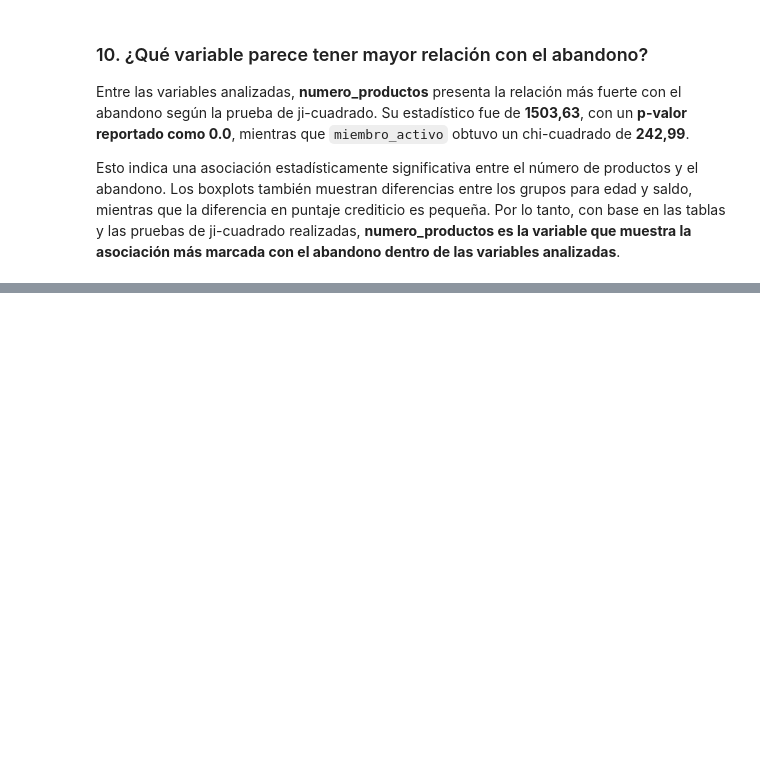
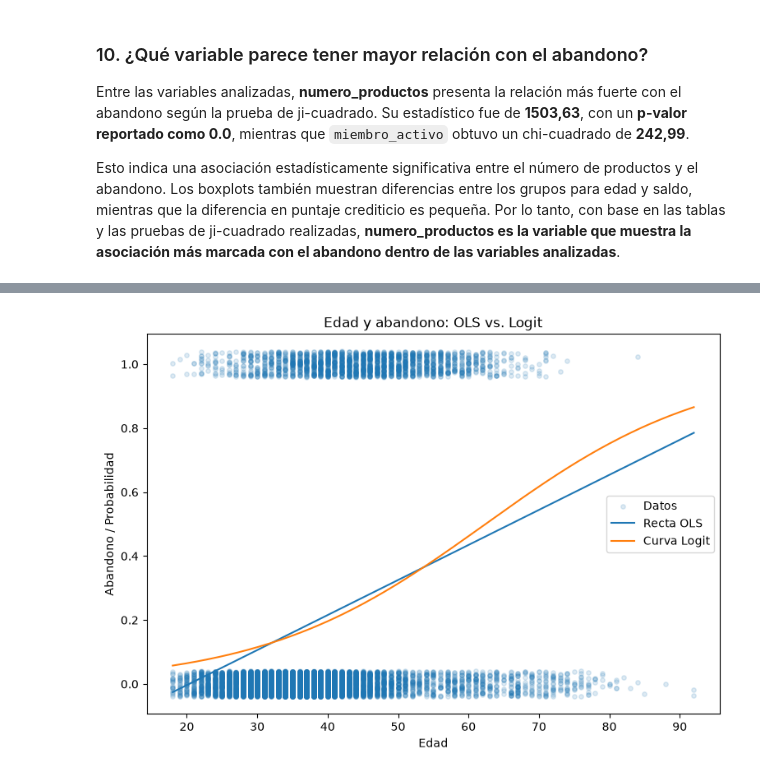
Before and after one commit to ladydayanarestrepoloaiza-ui/Taller_2_ML_Clase_9, a Jupyter notebook: Taller_Abandono_Producto_Financiero.ipynb, the cells around one changed output, grey strips where cells are left out. Drawn from its saved outputs; the diff is of its cells as text; code cells hidden in the pictures; blank space fills up the shorter version.

Commit message:
Punto 4: de la recta al logit

```diff
--- a/Taller_Abandono_Producto_Financiero.ipynb
+++ b/Taller_Abandono_Producto_Financiero.ipynb
@@ -391,0 +414,14 @@ Esto indica una asociación estadísticamente significativa entre el número de
+# %%
+import statsmodels.formula.api as smf
+
+# Modelo OLS
+modelo_ols = smf.ols("abandono ~ edad", data=df).fit()
+
+# Modelo Logit
+modelo_logit = smf.logit("abandono ~ edad", data=df).fit()
+
+print("MODELO OLS")
+print(modelo_ols.summary())
+
+print("\nMODELO LOGIT")
+print(modelo_logit.summary())
@@ -391,0 +476,31 @@ Esto indica una asociación estadísticamente significativa entre el número de
+# %%
+import numpy as np
+import matplotlib.pyplot as plt
+
+# Jitter para visualizar los puntos 0/1
+np.random.seed(42)
+y_jitter = df["abandono"] + np.random.uniform(-0.04, 0.04, len(df))
+
+# Rango de edades
+edad_grid = np.linspace(df["edad"].min(), df["edad"].max(), 200)
+df_grid = pd.DataFrame({"edad": edad_grid})
+
+# Predicciones
+ols_pred = modelo_ols.predict(df_grid)
+logit_pred = modelo_logit.predict(df_grid)
+
+# Gráfica
+plt.figure(figsize=(9, 6))
+
+plt.scatter(df["edad"], y_jitter, alpha=0.15, s=15, label="Datos")
+
+plt.plot(edad_grid, ols_pred, label="Recta OLS")
+plt.plot(edad_grid, logit_pred, label="Curva Logit")
+
+plt.xlabel("Edad")
+plt.ylabel("Abandono / Probabilidad")
+plt.title("Edad y abandono: OLS vs. Logit")
+plt.legend()
+plt.show()
+# %% [output]
+[figure, added]
```
Also changed, not shown: parts of 5 cells of this notebook.
